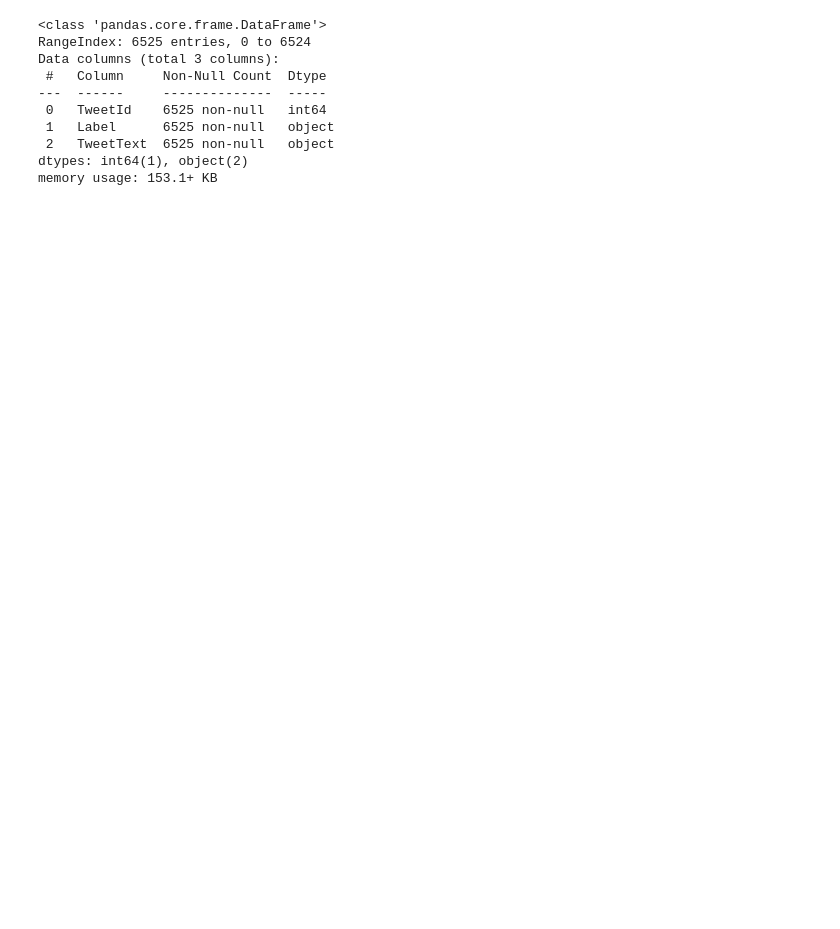
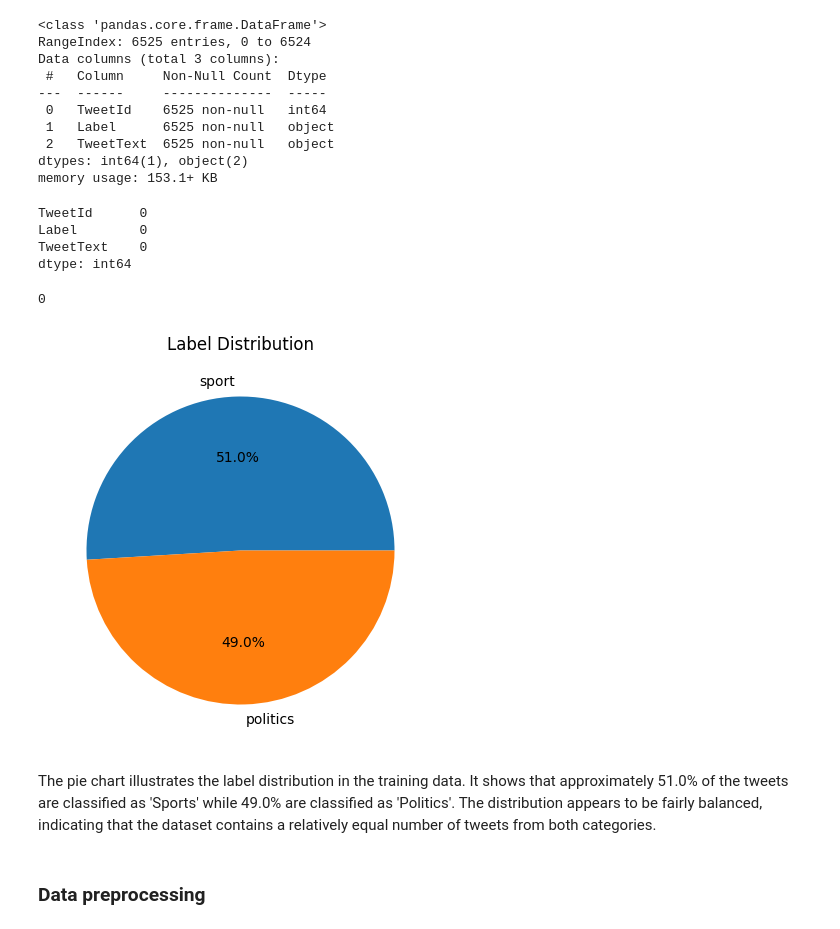
Before and after one commit to yasirech-chammakhy/Tweets-classification, a Jupyter notebook: notebooks/eda.ipynb, the cells around one changed output. Drawn from its saved outputs; the diff is of its cells as text; code cells hidden in the pictures; blank space fills up the shorter version.

```diff
--- a/notebooks/eda.ipynb
+++ b/notebooks/eda.ipynb
@@ -60,3 +66,28 @@ Data columns (total 3 columns):
  2   TweetText  6525 non-null   object
 dtypes: int64(1), object(2)
 memory usage: 153.1+ KB
+# %%
+# check for missing values
+df_train.isnull().sum()
+# %% [output]
+TweetId      0
+Label        0
+TweetText    0
+dtype: int64
+# %%
+# check for duplicates
+df_train.duplicated().sum()
+# %% [output]
+0
+# %%
+# visiualize the counts in a pie chart
+plt.figure(figsize=(5, 5))
+plt.pie(df_train['Label'].value_counts(), labels=['sport', 'politics'], autopct='%1.1f%%')
+plt.title('Label Distribution')
+plt.show()
+# %% [output]
+[figure, added]
+# %% [markdown]
+The pie chart illustrates the label distribution in the training data. It shows that approximately 51.0% of the tweets are classified as 'Sports' while 49.0% are classified as 'Politics'. The distribution appears to be fairly balanced, indicating that the dataset contains a relatively equal number of tweets from both categories.
+# %% [markdown]
+### Data preprocessing
```
Also changed, not shown: parts of 42 cells of this notebook, 4 other files.
